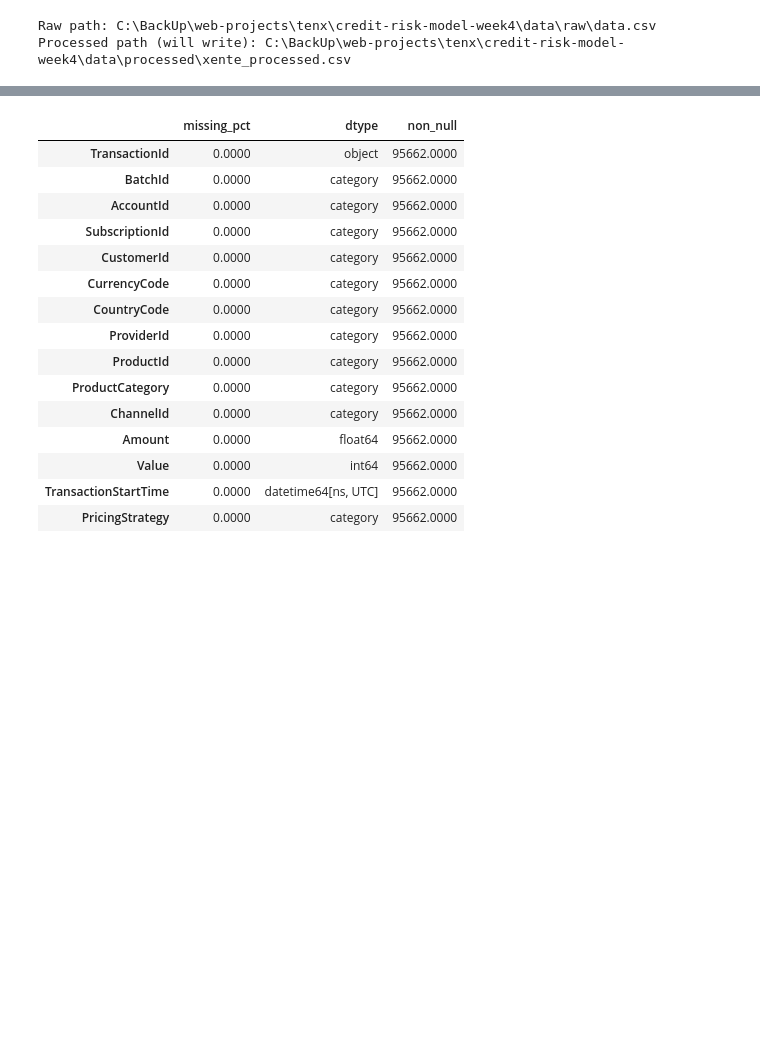
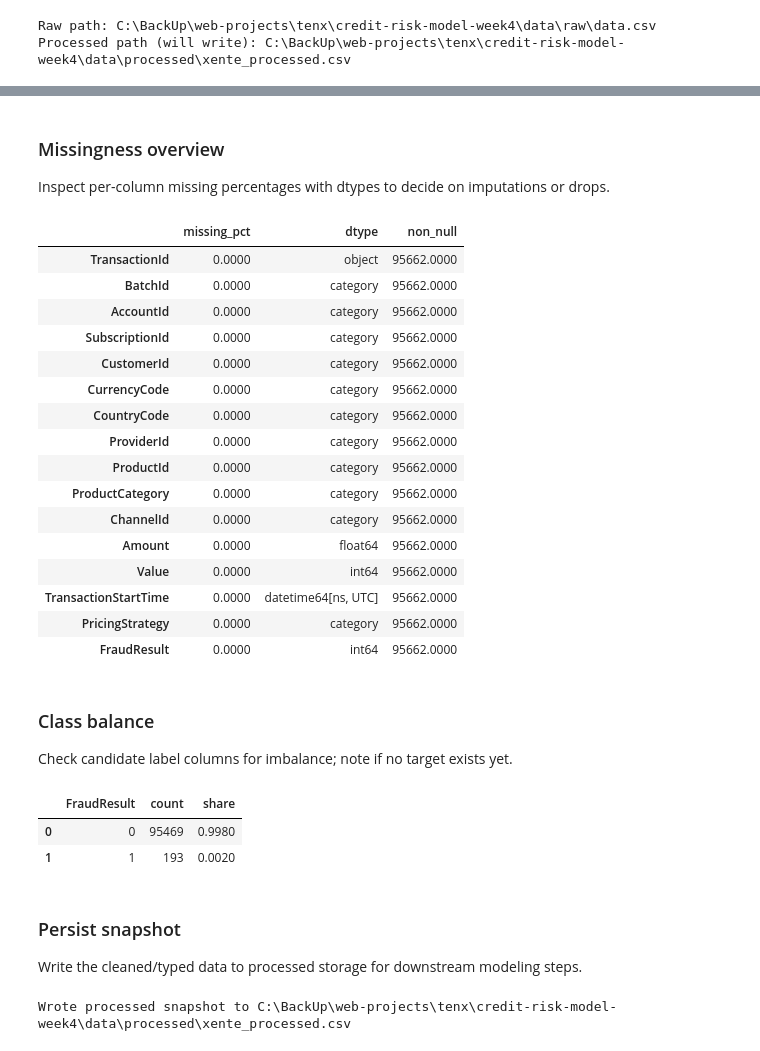
Before and after one commit to switch247/credit-risk-model-week4, a Jupyter notebook: notebooks/01_eda.ipynb, the cells around one changed output, grey strips where cells are left out. Drawn from its saved outputs; the diff is of its cells as text; code cells hidden in the pictures; blank space fills up the shorter version.

```diff
--- a/notebooks/01_eda.ipynb
+++ b/notebooks/01_eda.ipynb
@@ -31,29 +50,4 @@ Processed path (will write): C:\BackUp\web-projects\tenx\credit-risk-model-week4
 # %%
-def missingness_summary(df: pd.DataFrame) -> pd.DataFrame:
-    """Percent missing and dtype overview."""
-    missing_pct = df.isna().mean().mul(100).round(2)
-    summary = (
-        pd.DataFrame({"missing_pct": missing_pct, "dtype": df.dtypes.astype(str)})
-        .assign(non_null=lambda d: df.shape[0] - (d["missing_pct"] * df.shape[0] / 100))
-        .sort_values("missing_pct", ascending=False)
-    )
-    return summary
-
-
-def top_frequencies(df: pd.DataFrame, column: str, n: int = 10) -> pd.DataFrame:
-    """Return top-n value counts with share."""
-    counts = df[column].value_counts(dropna=False).head(n)
-    return (
-        counts.to_frame(name="count")
-        .assign(share=lambda d: d["count"] / len(df))
-        .reset_index()
-        .rename(columns={"index": column})
-    )
-
-
-def flag_outliers_iqr(series: pd.Series, iqr_multiplier: float = 1.5) -> pd.Series:
-    """Boolean mask for IQR-based outliers."""
-    q1, q3 = series.quantile([0.25, 0.75])
-    iqr = q3 - q1
-    lower, upper = q1 - iqr_multiplier * iqr, q3 + iqr_multiplier * iqr
-    return (series < lower) | (series > upper)
+# Helpers imported from src.preprocessing.eda_utils
+# (missingness_summary, top_frequencies, flag_outliers_iqr, constant_columns,
+#  cardinality_report, class_balance)
@@ -93,20 +177,51 @@ Raw shape: (95662, 16)
+# %% [markdown]
+### Missingness overview
+Inspect per-column missing percentages with dtypes to decide on imputations or drops.
 # %%
+# Missingness detail
+# Run missingness on raw data before any cleaning/dup removal
 missing_tbl = missingness_summary(raw_df)
-missing_tbl.head(15)
+display(missing_tbl.head(20))
 # %% [output]
 |  | missing_pct | dtype | non_null |
 | TransactionId | 0.0000 | object | 95662.0000 |
 | BatchId | 0.0000 | category | 95662.0000 |
 | AccountId | 0.0000 | category | 95662.0000 |
 | SubscriptionId | 0.0000 | category | 95662.0000 |
 | CustomerId | 0.0000 | category | 95662.0000 |
 | CurrencyCode | 0.0000 | category | 95662.0000 |
 | CountryCode | 0.0000 | category | 95662.0000 |
 | ProviderId | 0.0000 | category | 95662.0000 |
 | ProductId | 0.0000 | category | 95662.0000 |
 | ProductCategory | 0.0000 | category | 95662.0000 |
 | ChannelId | 0.0000 | category | 95662.0000 |
 | Amount | 0.0000 | float64 | 95662.0000 |
 | Value | 0.0000 | int64 | 95662.0000 |
 | TransactionStartTime | 0.0000 | datetime64[ns, UTC] | 95662.0000 |
 | PricingStrategy | 0.0000 | category | 95662.0000 |
+| FraudResult | 0.0000 | int64 | 95662.0000 |
+# %% [markdown]
+### Class balance
+Check candidate label columns for imbalance; note if no target exists yet.
+# %%
+# Class/label balance (if available)
+target_candidates = ["FraudResult", "fraud", "is_fraud", "label", "target"]
+balance = class_balance(clean_df, target_candidates)
+if not balance.empty:
+    display(balance)
+else:
+    print(f"No target column found among candidates: {target_candidates}")
+# %% [output]
+|  | FraudResult | count | share |
+| 0 | 0 | 95469 | 0.9980 |
+| 1 | 1 | 193 | 0.0020 |
+# %% [markdown]
+### Persist snapshot
+Write the cleaned/typed data to processed storage for downstream modeling steps.
+# %%
+# Save a lightly cleaned version for downstream steps
+PROCESSED_PATH.parent.mkdir(parents=True, exist_ok=True)
+clean_df.to_csv(PROCESSED_PATH, index=False)
+print(f"Wrote processed snapshot to {PROCESSED_PATH}")
+# %% [output]
+Wrote processed snapshot to C:\BackUp\web-projects\tenx\credit-risk-model-week4\data\processed\xente_processed.csv
```
Also changed, not shown: parts of 21 cells of this notebook, 8 other files.
